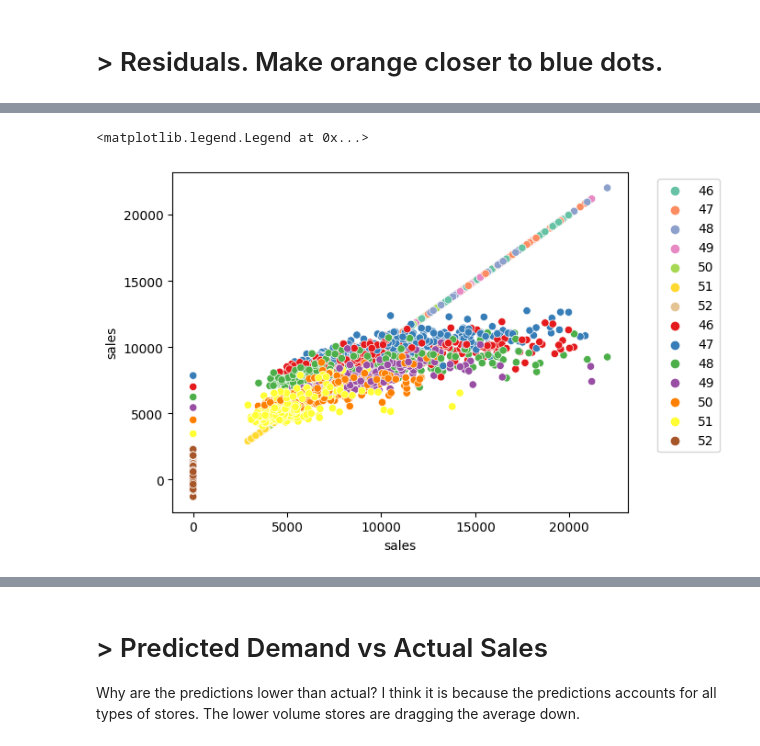
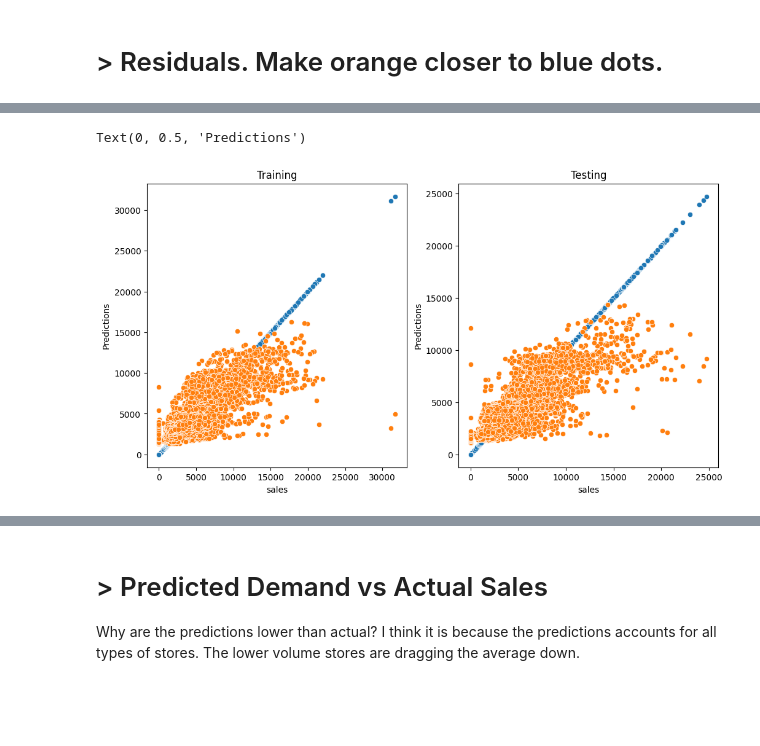
Before and after one commit to cmd-master/store-sales, a Jupyter notebook: store-sales.ipynb, the cells around one changed output, grey strips where cells are left out. Saved outputs shown, nothing was run; the diff lists cells and outputs as text; code cells hidden in the pictures; blank space fills up the shorter version.

Commit message:
Kaggle Notebook | Store Sales. Linear Regression. [0.67] | Version 66

```diff
--- a/store-sales.ipynb
+++ b/store-sales.ipynb
@@ -260,19 +300,20 @@ from sklearn.model_selection import cross_val_score
 def trainModels(d):
     ms = {}
     for member in d['family'].unique():
-        trn = d.loc[d['family'] == member]
-        x_val = pipe.transform(trn)
-        y_val = trn[target]
-        model = LinearRegression()
-        model.fit(x_val, y_val)
-        ms[member] = model
-
+        for store in d['sales_band'].unique():
+            trn = d.loc[(d['family'] == member) & (d['sales_band'] == store)]
+            x_val = pipe.transform(trn)
+            y_val = trn[target]
+            model = Ridge(100)
+            model.fit(x_val, y_val)
+            ms[member+'|'+store.astype(str)] = model
     return ms
 
 def makePredictions(d, mod):
     pr = []
     for member in d['family'].unique():
-        trn = d.loc[d['family'] == member]
-        x_val = pipe.transform(trn)
-        pr.append(pd.Series(mod[member].predict(x_val), index=trn.index))
+        for store in d['sales_band'].unique():
+            trn = d.loc[(d['family'] == member) & (d['sales_band'] == store)]
+            x_val = pipe.transform(trn)
+            pr.append(pd.Series(mod[member+'|'+store.astype(str)].predict(x_val), index=trn.index))
     return pd.concat(pr)
@@ -383,13 +380,24 @@ dtype: float64
 # %%
 %%time
+fig, ax = plt.subplots(ncols=2, figsize=(12,6))
 g = train.query('family == "GROCERY I"').copy()
-g = g.query('store_type == "A"')
 g = g.query('year == 2016')
-g = g.query('store_nbr not in (45, 44, 1,2,3,4,5,9,7,12,20)')
+g = g.query('store_nbr not in (45,44,1,2,3,4,5,9,7,12,20)') ## f*cking outliers
 g
-sns.scatterplot(g, x=target, y=target, hue='store_nbr', palette='Set2');
-sns.scatterplot(g, x=target, y=makePredictions(g, models), hue='store_nbr', palette='Set1');
-plt.legend(bbox_to_anchor=(1.05, 1), loc='upper left')
+sns.scatterplot(g, x=target, y=target, ax=ax[0]);
+sns.scatterplot(g, x=target, y=makePredictions(g, models), ax=ax[0]);
+## improve this. you are in the right direction.
+ax[0].set_title('Training')
+ax[0].set_ylabel('Predictions')
+
+g = test.query('family == "GROCERY I"').copy()
+g = g.query('store_nbr not in (45,44,1,2,3,4,5,9,7,12,20)') ## f*cking outliers
+g
+sns.scatterplot(g, x=target, y=target, ax=ax[1]);
+sns.scatterplot(g, x=target, y=makePredictions(g, models), ax=ax[1]);
+ax[1].set_title('Testing')
+ax[1].set_ylabel('Predictions')
+
 # sns.scatterplot(x=g[target],y=makePredictions(g, models), hue='year');
 ## improve this. you are in the right direction.
 # %% [output]
@@ -398,2 +406,2 @@ Wall time: 493 ms
-<matplotlib.legend.Legend at 0x...>
+Text(0, 0.5, 'Predictions')
-[figure, old version]
+[figure, new version]
```
Also changed, not shown: parts of 26 cells of this notebook.
